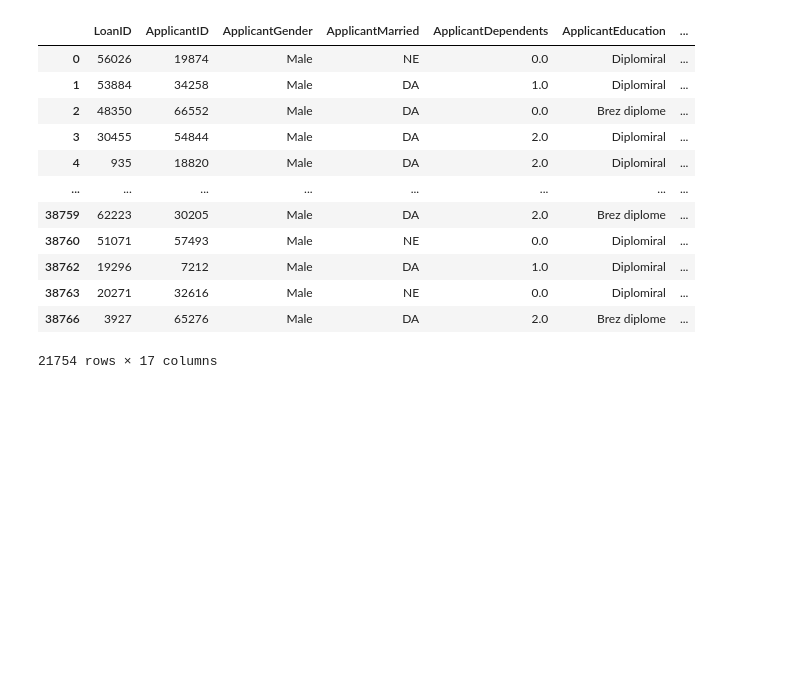
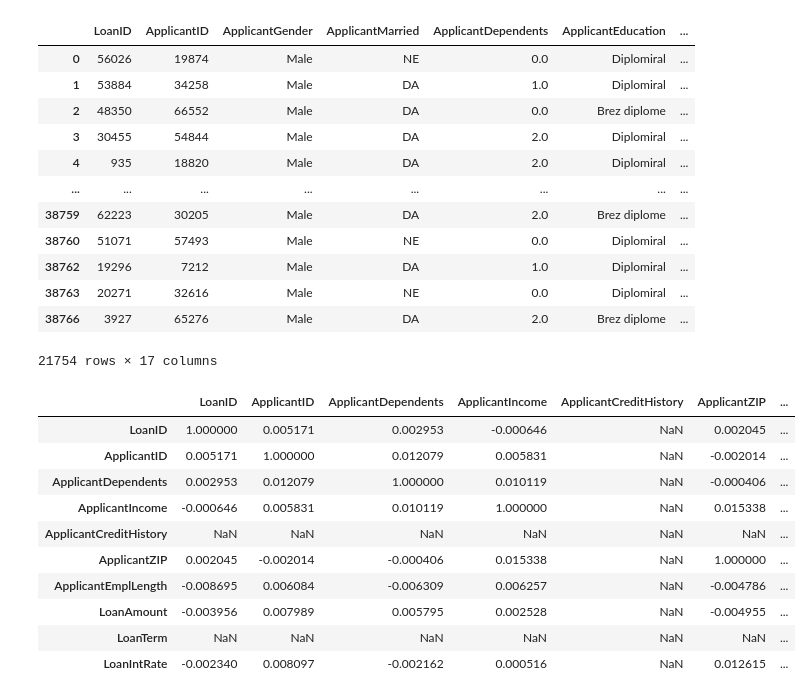
Before and after one commit to kaltrinabaliu/PergatitjaDheVizualizimiiTeDhenave, a Jupyter notebook: BankingDatasetForLoan.ipynb, the cells around one changed output. Drawn from its saved outputs; the diff is of its cells as text; code cells hidden in the pictures; blank space fills up the shorter version.

```diff
--- a/BankingDatasetForLoan.ipynb
+++ b/BankingDatasetForLoan.ipynb
@@ -230,3 +230,18 @@ df_cleaned
 | 38763 | 20271 | 32616 | Male | NE | 0.0 | Diplomiral | ... |
 | 38766 | 3927 | 65276 | Male | DA | 2.0 | Brez diplome | ... |
 21754 rows × 17 columns
+# %%
+# Korelacioni ndërmjet kolonave numerike
+df_cleaned.corr(numeric_only=True)
+# %% [output]
+|  | LoanID | ApplicantID | ApplicantDependents | ApplicantIncome | ApplicantCreditHistory | ApplicantZIP | ... |
+| LoanID | 1.000000 | 0.005171 | 0.002953 | -0.000646 | NaN | 0.002045 | ... |
+| ApplicantID | 0.005171 | 1.000000 | 0.012079 | 0.005831 | NaN | -0.002014 | ... |
+| ApplicantDependents | 0.002953 | 0.012079 | 1.000000 | 0.010119 | NaN | -0.000406 | ... |
+| ApplicantIncome | -0.000646 | 0.005831 | 0.010119 | 1.000000 | NaN | 0.015338 | ... |
+| ApplicantCreditHistory | NaN | NaN | NaN | NaN | NaN | NaN | ... |
+| ApplicantZIP | 0.002045 | -0.002014 | -0.000406 | 0.015338 | NaN | 1.000000 | ... |
+| ApplicantEmplLength | -0.008695 | 0.006084 | -0.006309 | 0.006257 | NaN | -0.004786 | ... |
+| LoanAmount | -0.003956 | 0.007989 | 0.005795 | 0.002528 | NaN | -0.004955 | ... |
+| LoanTerm | NaN | NaN | NaN | NaN | NaN | NaN | ... |
+| LoanIntRate | -0.002340 | 0.008097 | -0.002162 | 0.000516 | NaN | 0.012615 | ... |
```
Also changed, not shown: parts of 1 cell of this notebook.
